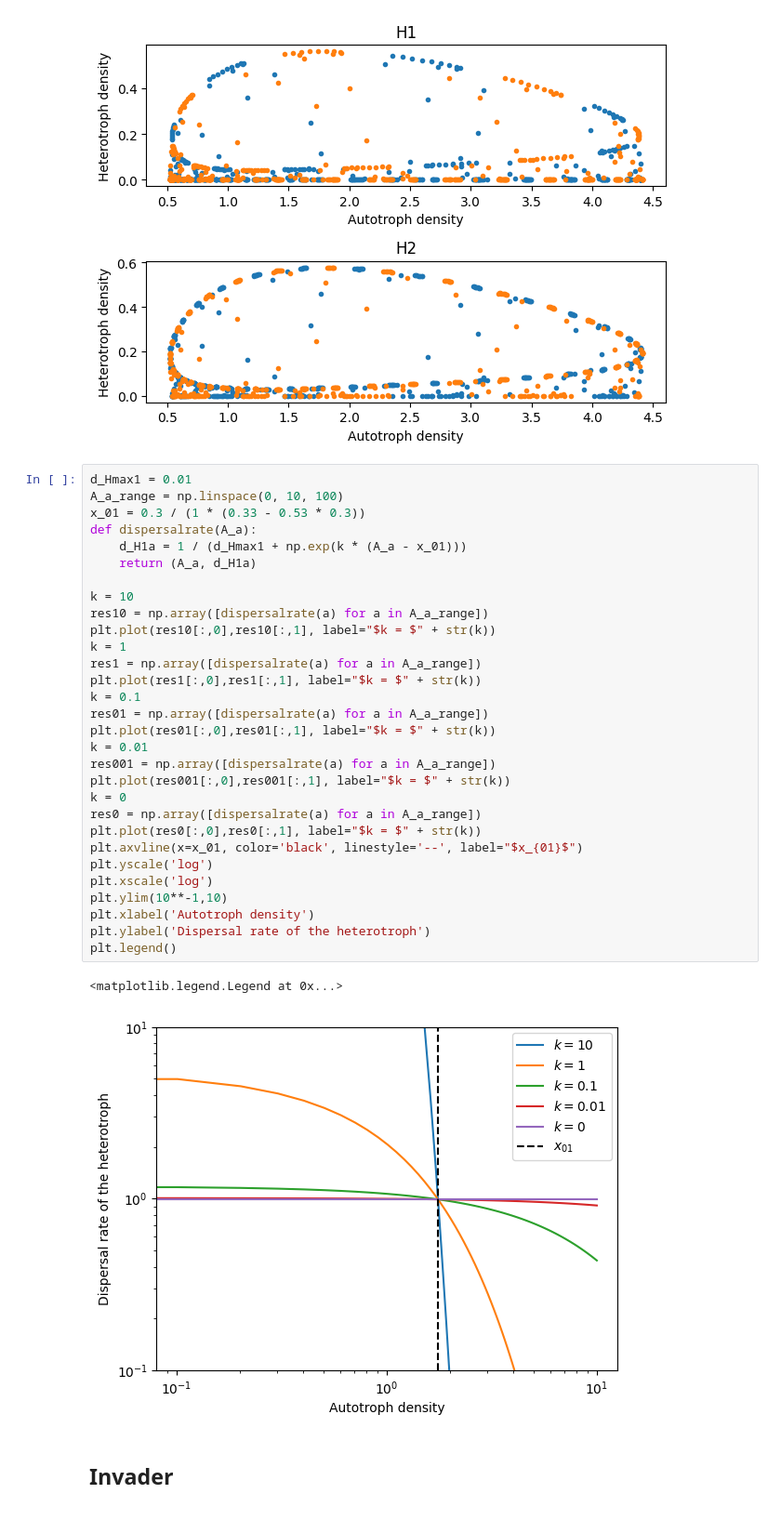
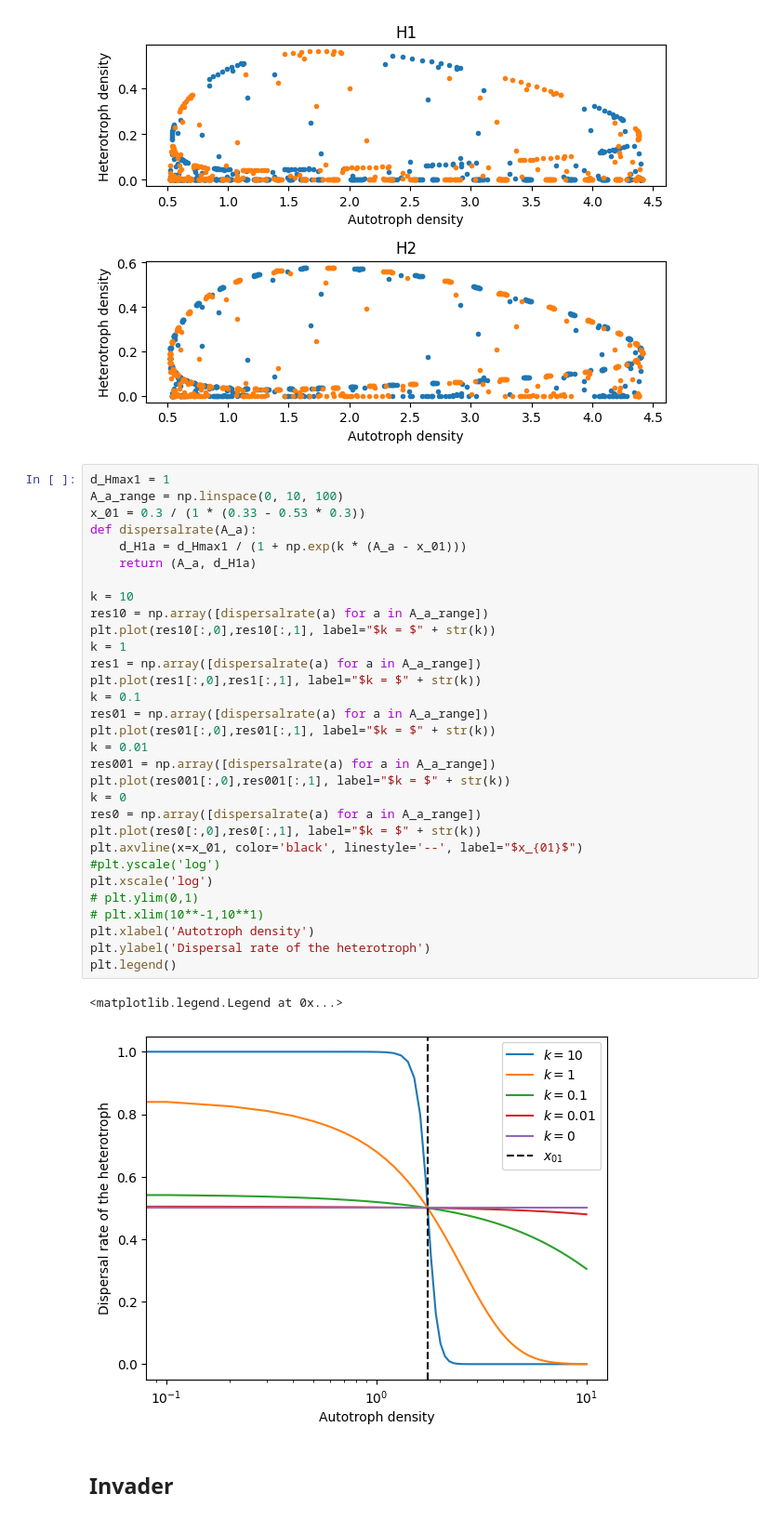
Before and after one commit to rbnmj/turingmodel, a Jupyter notebook: main.ipynb, the cells around one changed output. Shown at 93% size. Saved outputs shown, nothing was run; the diff lists cells and outputs as text.

```diff
--- a/main.ipynb
+++ b/main.ipynb
@@ -647,38 +647,39 @@ plt.tight_layout()
 # %% [output]
 [figure]
 # %%
-d_Hmax1 = 0.01
+d_Hmax1 = 1
 A_a_range = np.linspace(0, 10, 100)
 x_01 = 0.3 / (1 * (0.33 - 0.53 * 0.3))
 def dispersalrate(A_a):
-    d_H1a = 1 / (d_Hmax1 + np.exp(k * (A_a - x_01)))
+    d_H1a = d_Hmax1 / (1 + np.exp(k * (A_a - x_01)))
     return (A_a, d_H1a)
 
 k = 10
 res10 = np.array([dispersalrate(a) for a in A_a_range])
 plt.plot(res10[:,0],res10[:,1], label="$k = $" + str(k))
 k = 1
 res1 = np.array([dispersalrate(a) for a in A_a_range])
 plt.plot(res1[:,0],res1[:,1], label="$k = $" + str(k))
 k = 0.1
 res01 = np.array([dispersalrate(a) for a in A_a_range])
 plt.plot(res01[:,0],res01[:,1], label="$k = $" + str(k))
 k = 0.01
 res001 = np.array([dispersalrate(a) for a in A_a_range])
 plt.plot(res001[:,0],res001[:,1], label="$k = $" + str(k))
 k = 0
 res0 = np.array([dispersalrate(a) for a in A_a_range])
 plt.plot(res0[:,0],res0[:,1], label="$k = $" + str(k))
 plt.axvline(x=x_01, color='black', linestyle='--', label="$x_{01}$")
-plt.yscale('log')
+#plt.yscale('log')
 plt.xscale('log')
-plt.ylim(10**-1,10)
+# plt.ylim(0,1)
+# plt.xlim(10**-1,10**1)
 plt.xlabel('Autotroph density')
 plt.ylabel('Dispersal rate of the heterotroph')
 plt.legend()
 # %% [output]
 <matplotlib.legend.Legend at 0x...>
-[figure, old version]
+[figure, new version]
 # %% [markdown]
 ## Invader
 # %% [markdown]
```
Also changed, not shown: parts of 5 cells of this notebook.
